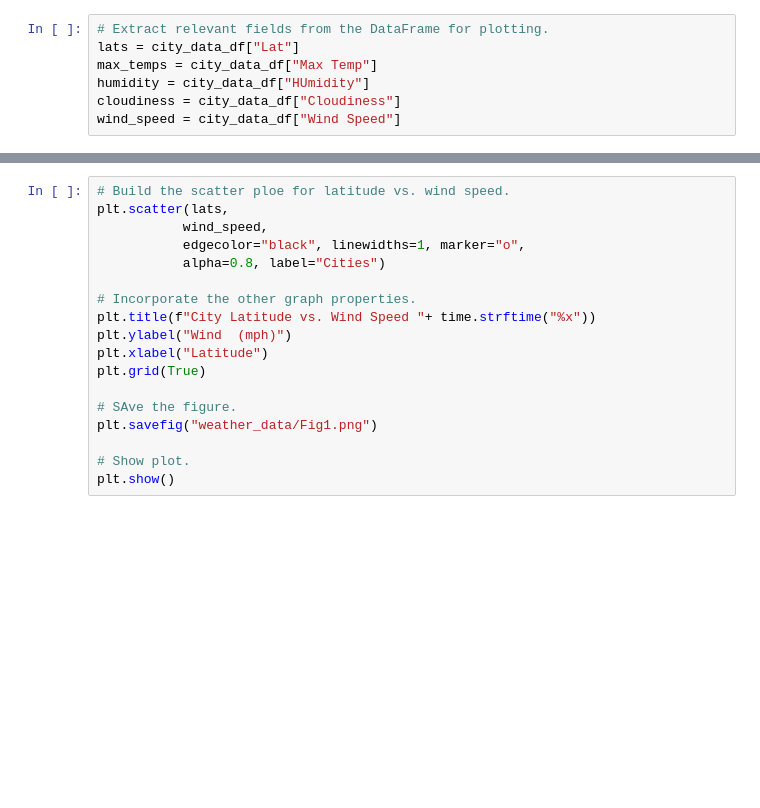
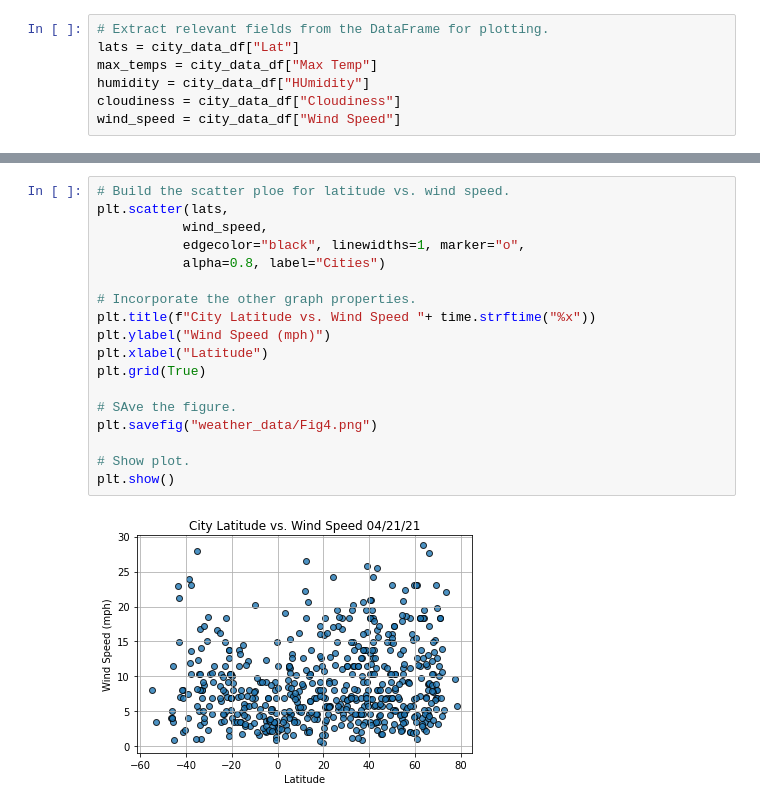
Before and after one commit to luzmariacabral/World_Weather_Analysis, a Jupyter notebook: WeatherPy.ipynb, the cells around one changed output, grey strips where cells are left out. Drawn from its saved outputs; the diff is of its cells as text; blank space fills up the shorter version.

```diff
--- a/WeatherPy.ipynb
+++ b/WeatherPy.ipynb
@@ -240,18 +240,20 @@ plt.show()
 # %%
 # Build the scatter ploe for latitude vs. wind speed.
 plt.scatter(lats,
            wind_speed,
            edgecolor="black", linewidths=1, marker="o",
            alpha=0.8, label="Cities")
 
 # Incorporate the other graph properties.
 plt.title(f"City Latitude vs. Wind Speed "+ time.strftime("%x"))
-plt.ylabel("Wind  (mph)")
+plt.ylabel("Wind Speed (mph)")
 plt.xlabel("Latitude")
 plt.grid(True)
 
 # SAve the figure.
-plt.savefig("weather_data/Fig1.png")
+plt.savefig("weather_data/Fig4.png")
 
 # Show plot.
 plt.show()
+# %% [output]
+[figure, added]
```
Also changed, not shown: parts of 19 cells of this notebook, 6 other files.
